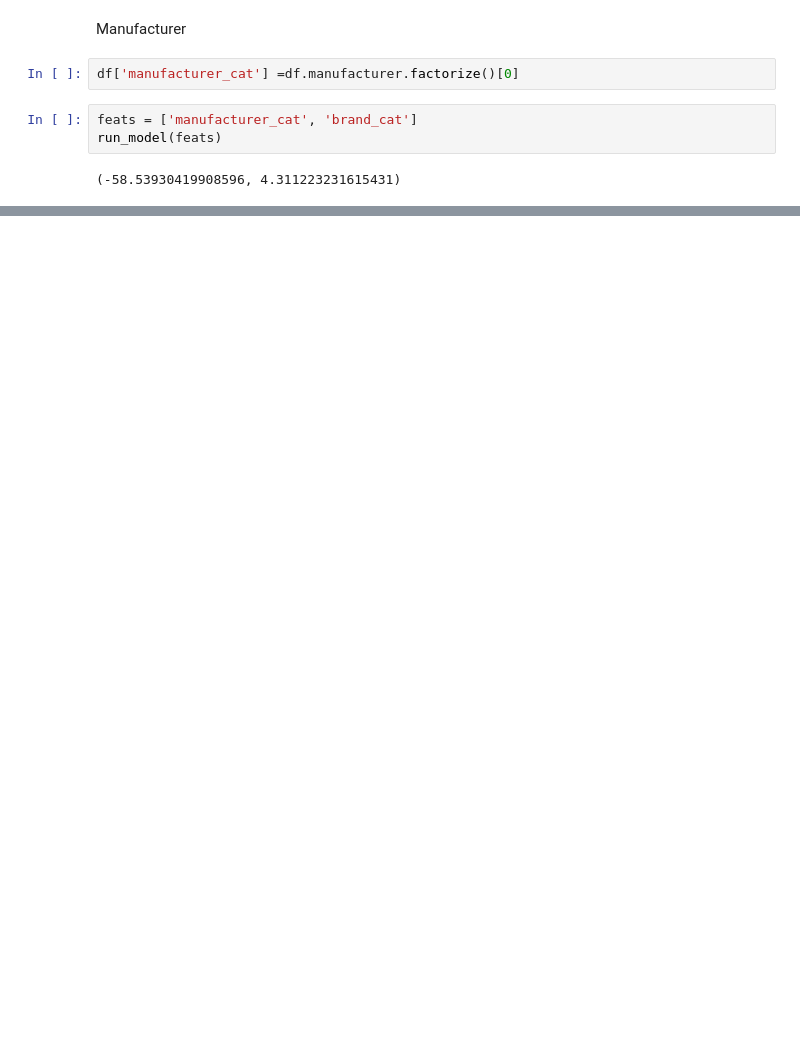
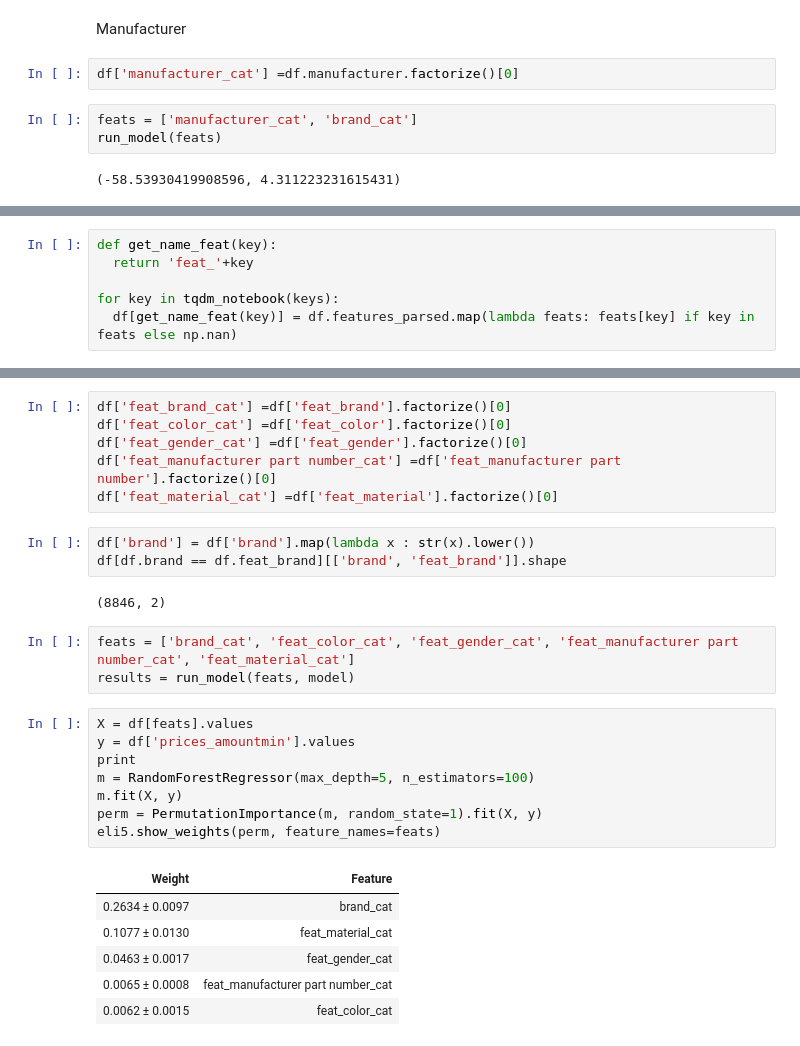
Before and after one commit to jbanaszkiewicz/dw_matrix, a Jupyter notebook: part1/day4.ipynb, the cells around one changed output, grey strips where cells are left out. Cells and saved outputs as stored; diff of their text form; blank space fills up the shorter version.

```diff
--- a/part1/day4.ipynb
+++ b/part1/day4.ipynb
@@ -110,0 +167,6 @@ run_model(feats)
+# %%
+def get_name_feat(key):
+  return 'feat_'+key
+
+for key in tqdm_notebook(keys):
+  df[get_name_feat(key)] = df.features_parsed.map(lambda feats: feats[key] if key in feats else np.nan)
@@ -111 +187,30 @@ run_model(feats)
+# %%
+df['feat_brand_cat'] =df['feat_brand'].factorize()[0]
+df['feat_color_cat'] =df['feat_color'].factorize()[0]
+df['feat_gender_cat'] =df['feat_gender'].factorize()[0]
+df['feat_manufacturer part number_cat'] =df['feat_manufacturer part number'].factorize()[0]
+df['feat_material_cat'] =df['feat_material'].factorize()[0]
+# %%
+df['brand'] = df['brand'].map(lambda x : str(x).lower())
+df[df.brand == df.feat_brand][['brand', 'feat_brand']].shape
+# %% [output]
+(8846, 2)
+# %%
+feats = ['brand_cat', 'feat_color_cat', 'feat_gender_cat', 'feat_manufacturer part number_cat', 'feat_material_cat']
+results = run_model(feats, model)
+# %%
+X = df[feats].values
+y = df['prices_amountmin'].values
+print
+m = RandomForestRegressor(max_depth=5, n_estimators=100)
+m.fit(X, y)
+perm = PermutationImportance(m, random_state=1).fit(X, y)
+eli5.show_weights(perm, feature_names=feats)
+# %% [output]
+| Weight | Feature |
+| 0.2634 ± 0.0097 | brand_cat |
+| 0.1077 ± 0.0130 | feat_material_cat |
+| 0.0463 ± 0.0017 | feat_gender_cat |
+| 0.0065 ± 0.0008 | feat_manufacturer part number_cat |
+| 0.0062 ± 0.0015 | feat_color_cat |
 # %%
```
Also changed, not shown: parts of 16 cells of this notebook.
